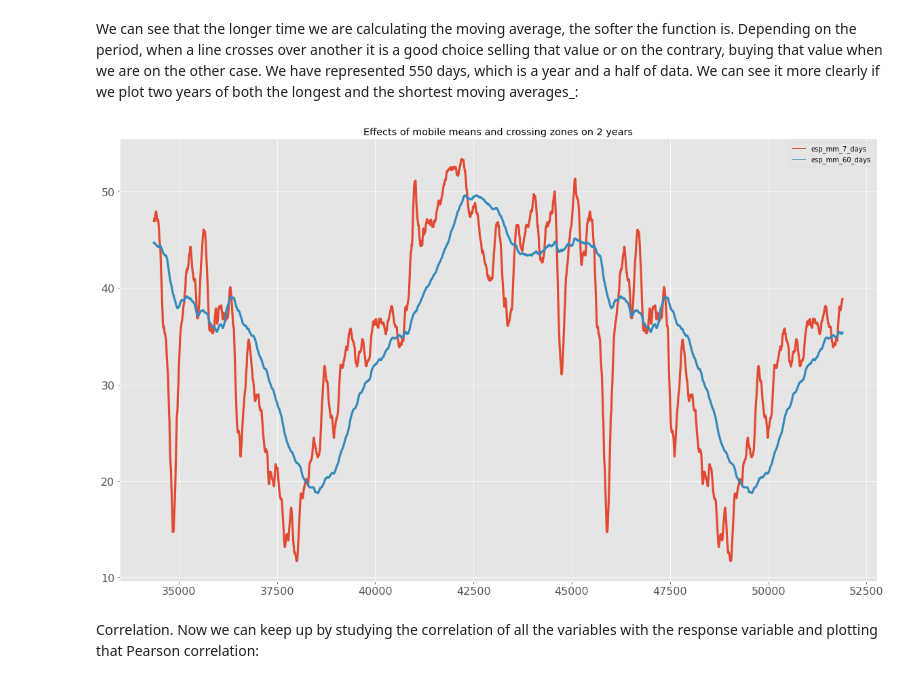
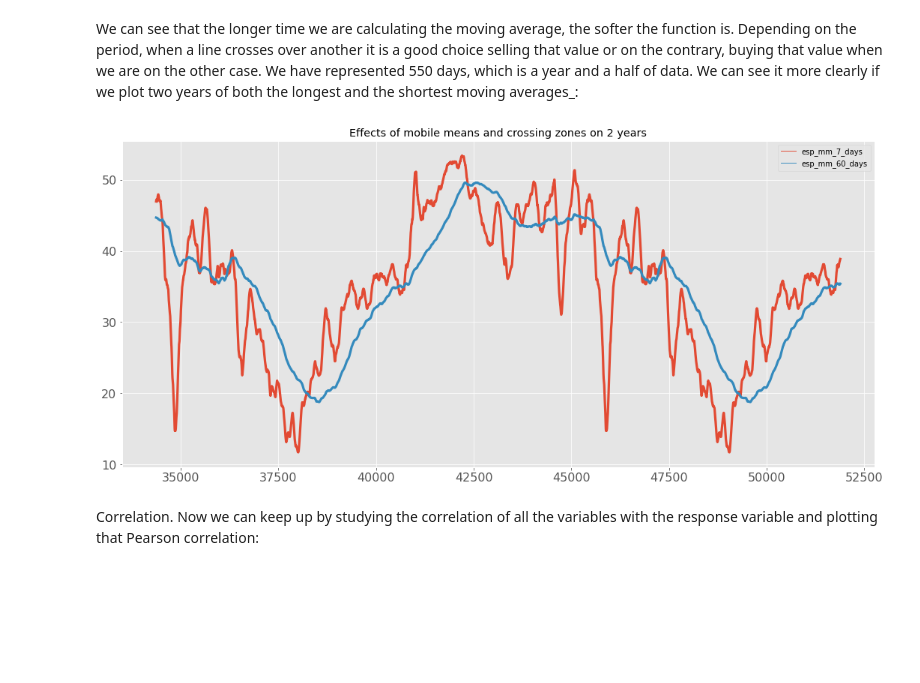
Before and after one commit to xBorja042/Energy_price_prediction, a Jupyter notebook: initial_data_Exploration.ipynb, the cells around one changed output. Cells and saved outputs as stored; diff of their text form; code cells hidden in the pictures; blank space fills up the shorter version.

```diff
--- a/initial_data_Exploration.ipynb
+++ b/initial_data_Exploration.ipynb
@@ -114,22 +114,22 @@ We can see that the longer time we are calculating the moving average, the softe
 # %%
 %matplotlib inline
 # esto hace que los gráficos se visualicen en el notebook
 import matplotlib.pyplot as plt
 import matplotlib.pylab as pylab
 pylab.rcParams['figure.figsize'] = 18, 8
 
 fig, ax = plt.subplots()
-df_plot[['esp_mm_7_days', 'esp_mm_60_days']].iloc[-365*2*24:].plot(figsize=(20,12),
+df_plot[['esp_mm_7_days', 'esp_mm_60_days']].iloc[-365*2*24:].plot(
             title="Effects of mobile means and crossing zones on 2 years", lw=1, fontsize=16, ax=ax, grid=True)
 
 for line in ax.get_lines():
     if line.get_label() == 'esp_mm_7_days':
         line.set_linewidth(3.2)
     if line.get_label() == 'esp_mm_60_days':
         line.set_linewidth(3.2)
 plt.show()
 # %% [output]
-[figure, old version]
+[figure, new version]
 # %% [markdown]
 Correlation. Now we can keep up by studying the correlation of all the variables with the response variable and plotting that Pearson correlation:
 # %%
```
Also changed, not shown: parts of 12 cells of this notebook, 4 other files.
